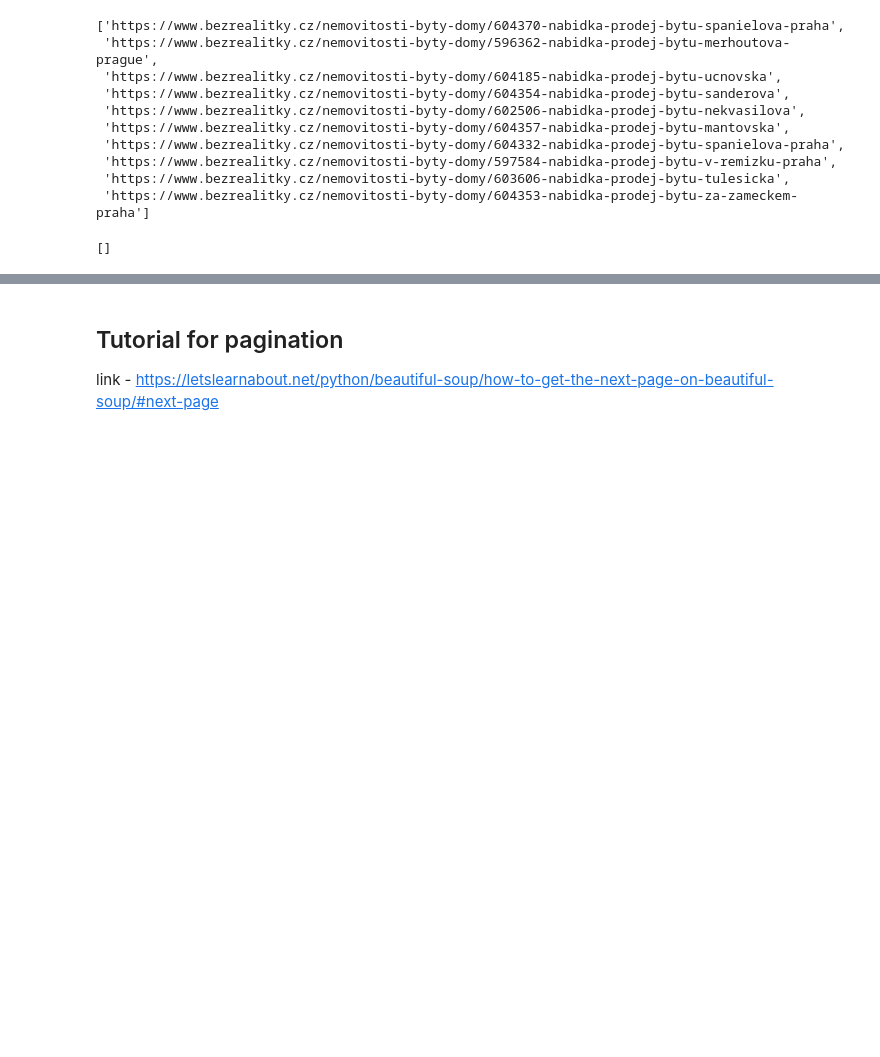
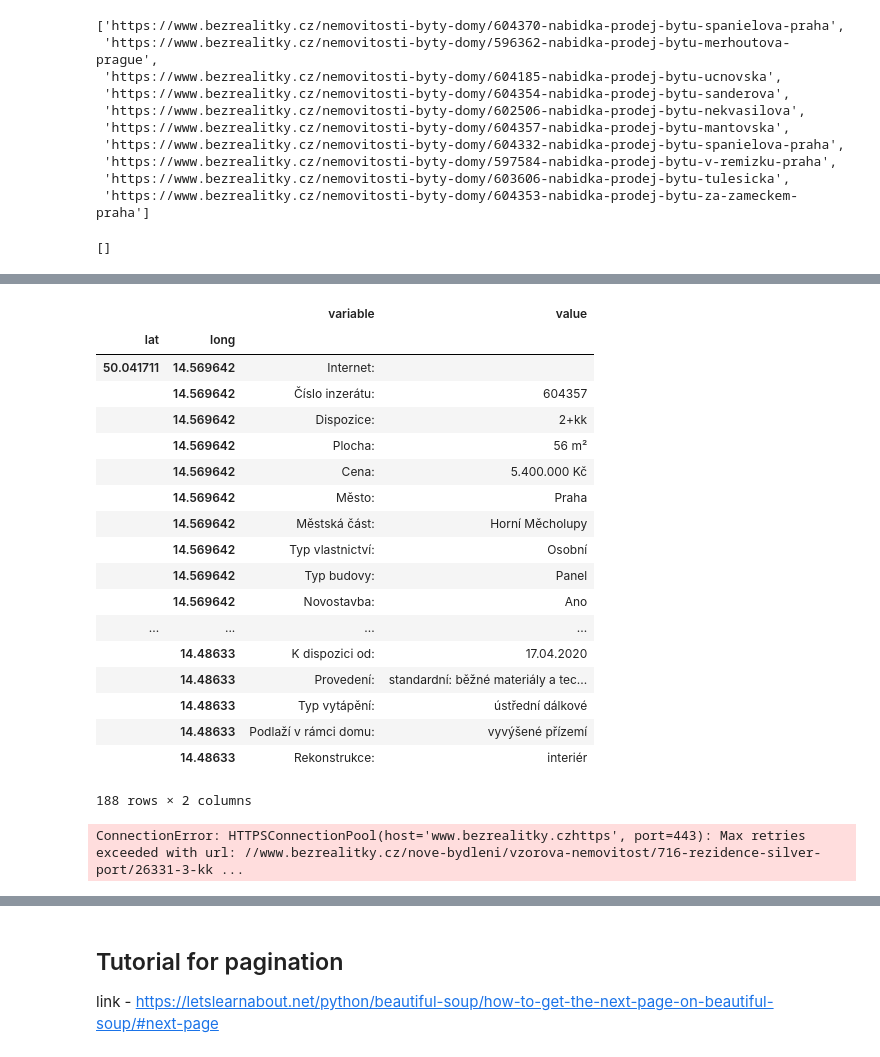
Before and after one commit to luutomas/PythonProject, a Jupyter notebook: Project.ipynb, the cells around one changed output, grey strips where cells are left out. Cells and saved outputs as stored; diff of their text form; code cells hidden in the pictures; blank space fills up the shorter version.

```diff
--- a/Project.ipynb
+++ b/Project.ipynb
@@ -238,3 +308,3 @@ Webpage = Downloader_multi_byJan('https://www.bezrealitky.cz/vypis/nabidka-prode
 # %%
-Webpage.getSoupNext('https://www.bezrealitky.cz/vypis/nabidka-prodej/byt/praha')
+links_class = Downloader_multi_byTiep('https://www.bezrealitky.cz/vypis/nabidka-prodej/byt/praha').getAllPages()
 # %% [output]
@@ -365,0 +343,2 @@ True
+# %%
+links_properties_test = getLinks(links_class[4])
@@ -365,0 +358,5 @@ True
+# %%
+df_complet = pd.DataFrame()
+for li in links_properties_test:
+    df_unit = HouseForSale(li).getDf()
+    df_test = pd.concat([df_test, df_uni
@@ -365,0 +365,30 @@ True
+# %%
+df_test
+df_test.set_index(['lat','long'])
+# %% [output]
+|  |  | variable | value |
+| lat | long |  |  |
+| 50.041711 | 14.569642 | Internet: |  |
+|  | 14.569642 | Číslo inzerátu: | 604357 |
+|  | 14.569642 | Dispozice: | 2+kk |
+|  | 14.569642 | Plocha: | 56 m² |
+|  | 14.569642 | Cena: | 5.400.000 Kč |
+|  | 14.569642 | Město: | Praha |
+|  | 14.569642 | Městská část: | Horní Měcholupy |
+|  | 14.569642 | Typ vlastnictví: | Osobní |
+|  | 14.569642 | Typ budovy: | Panel |
+|  | 14.569642 | Novostavba: | Ano |
+| ... | ... | ... | ... |
+|  | 14.48633 | K dispozici od: | 17.04.2020 |
+|  | 14.48633 | Provedení: | standardní: běžné materiály a tec... |
+|  | 14.48633 | Typ vytápění: | ústřední dálkové |
+|  | 14.48633 | Podlaží v rámci domu: | vyvýšené přízemí |
+|  | 14.48633 | Rekonstrukce: | interiér |
+188 rows × 2 columns
+# %%
+df_complete_sale = pd.DataFrame()
+for li in links_properties_unlist:
+    df_unit = HouseForSale(li).getDf()
+    df_complete_sale = pd.concat([df_complete_sale, df_unit])
+# %% [output]
+ConnectionError: HTTPSConnectionPool(host='www.bezrealitky.czhttps', port=443): Max retries exceeded with url: //www.bezrealitky.cz/nove-bydleni/vzorova-nemovitost/716-rezidence-silver-port/26331-3-kk ...
```
Also changed, not shown: parts of 25 cells of this notebook.
